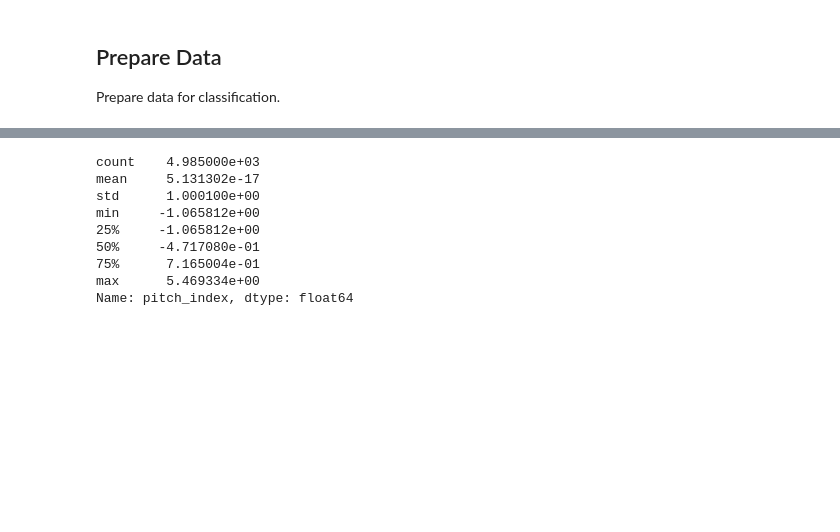
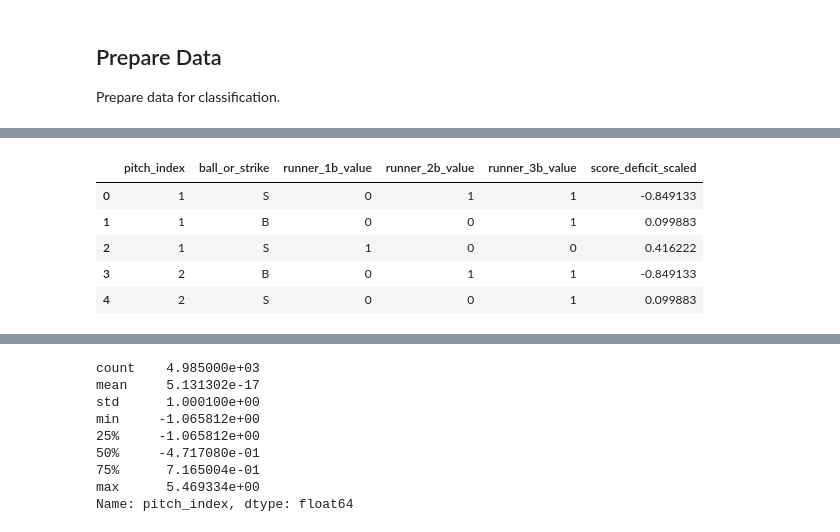
Before and after one commit to glroland/baseball, a Jupyter notebook: src/predict/predict_pitch_experiment.ipynb, the cells around one changed output, grey strips where cells are left out. Saved outputs shown, nothing was run; the diff lists cells and outputs as text; code cells hidden in the pictures; blank space fills up the shorter version.

```diff
--- a/src/predict/predict_pitch_experiment.ipynb
+++ b/src/predict/predict_pitch_experiment.ipynb
@@ -165,3 +203,17 @@ df.head()
+# %%
+scaler = StandardScaler()
+scaler.fit(df.iloc[:,5:6])
+df["score_deficit_scaled"] = scaler.transform(df.iloc[:,5:6])
+df = df.drop('score_deficit', axis=1)
+
+df.head()
+# %% [output]
+|  | pitch_index | ball_or_strike | runner_1b_value | runner_2b_value | runner_3b_value | score_deficit_scaled |
+| 0 | 1 | S | 0 | 1 | 1 | -0.849133 |
+| 1 | 1 | B | 0 | 0 | 1 | 0.099883 |
+| 2 | 1 | S | 1 | 0 | 0 | 0.416222 |
+| 3 | 2 | B | 0 | 1 | 1 | -0.849133 |
+| 4 | 2 | S | 0 | 0 | 1 | 0.099883 |
 # %%
 scaler = StandardScaler()
 scaler.fit(df.iloc[:,:1])
```
Also changed, not shown: parts of 13 cells of this notebook.
